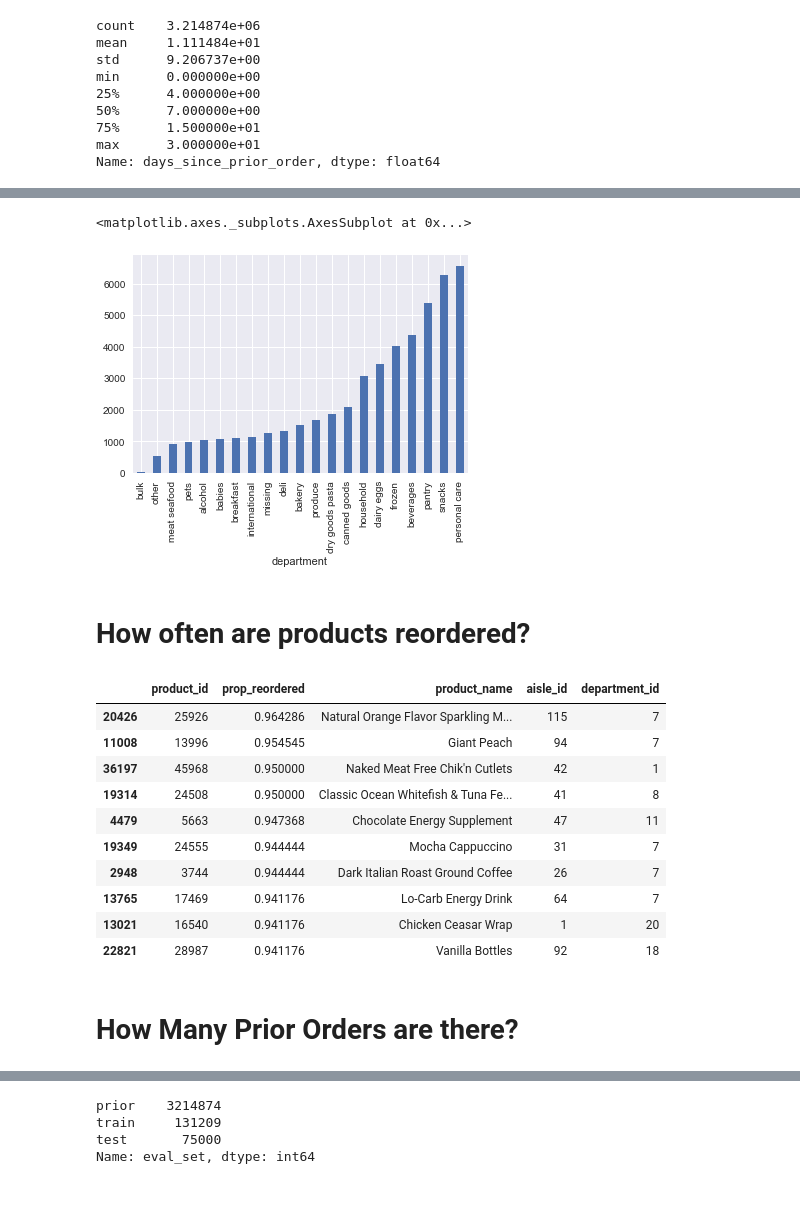
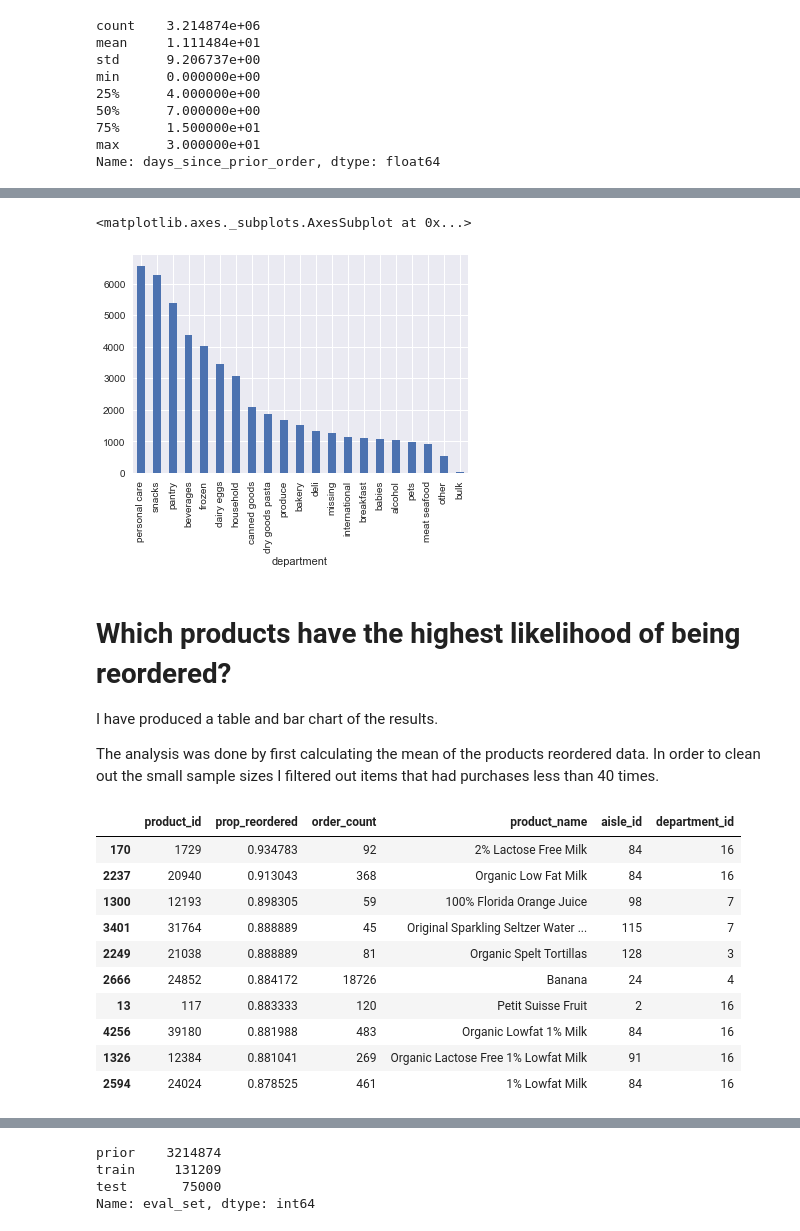
Before and after one commit to andrewcmilne/capstone1_instaCart, a Jupyter notebook: instaCart2.ipynb, the cells around one changed output, grey strips where cells are left out. Saved outputs shown, nothing was run; the diff lists cells and outputs as text; code cells hidden in the pictures; blank space fills up the shorter version.

```diff
--- a/instaCart2.ipynb
+++ b/instaCart2.ipynb
@@ -157,26 +193,33 @@ The most commonly ordered product is the BANANA
 # %%
-ProductVolume= dfShelves.groupby(['department']).size().sort_values()
+ProductVolume= dfShelves.groupby(['department']).size().sort_values(ascending=False)
 ProductVolume.plot(kind='bar')
 # %% [output]
 <matplotlib.axes._subplots.AxesSubplot at 0x...>
-[figure, old version]
+[figure, new version]
-# %% [markdown]
-# How often are products reordered?
+# %% [markdown]
+# Which products have the highest likelihood of being reordered?
+
+I have produced a table and bar chart of the results.
+
+The analysis was done by first calculating the mean of the products reordered data.  In order to clean out the small sample sizes I filtered out items that had purchases less than 40 times.
 # %%
 c=dfOrdersTrain.groupby(['product_id'],as_index=False)['reordered'].agg('mean')
 c.rename(columns={'product_id':'product_id','reordered':'prop_reordered'},inplace=True)
-
-d=c.merge(dfProd,on='product_id')
-d[d['prop_reordered']!=1].sort_values(by='prop_reordered',ascending=False).head(10)
+my_list=dfOrdersTrain.groupby(['product_id'],as_index=False)['order_id'].count()
+my_list.rename(columns={'product_id':'product_id','order_id':'order_count'},inplace=True)
+d=c.merge(my_list,on='product_id')
+r=d[(d['prop_reordered']!=1) & (d['order_count']>40)]
+r=r.merge(dfProd,on='product_id')
+r.sort_values(by='prop_reordered',ascending=False).head(10)
 # %% [output]
-|  | product_id | prop_reordered | product_name | aisle_id | department_id |
-| 20426 | 25926 | 0.964286 | Natural Orange Flavor Sparkling M... | 115 | 7 |
-| 11008 | 13996 | 0.954545 | Giant Peach | 94 | 7 |
-| 36197 | 45968 | 0.950000 | Naked Meat Free Chik'n Cutlets | 42 | 1 |
-| 19314 | 24508 | 0.950000 | Classic Ocean Whitefish & Tuna Fe... | 41 | 8 |
-| 4479 | 5663 | 0.947368 | Chocolate Energy Supplement | 47 | 11 |
-| 19349 | 24555 | 0.944444 | Mocha Cappuccino | 31 | 7 |
-| 2948 | 3744 | 0.944444 | Dark Italian Roast Ground Coffee | 26 | 7 |
-| 13765 | 17469 | 0.941176 | Lo-Carb Energy Drink | 64 | 7 |
-| 13021 | 16540 | 0.941176 | Chicken Ceasar Wrap | 1 | 20 |
-| 22821 | 28987 | 0.941176 | Vanilla Bottles | 92 | 18 |
+|  | product_id | prop_reordered | order_count | product_name | aisle_id | department_id |
+| 170 | 1729 | 0.934783 | 92 | 2% Lactose Free Milk | 84 | 16 |
+| 2237 | 20940 | 0.913043 | 368 | Organic Low Fat Milk | 84 | 16 |
+| 1300 | 12193 | 0.898305 | 59 | 100% Florida Orange Juice | 98 | 7 |
+| 3401 | 31764 | 0.888889 | 45 | Original Sparkling Seltzer Water ... | 115 | 7 |
+| 2249 | 21038 | 0.888889 | 81 | Organic Spelt Tortillas | 128 | 3 |
+| 2666 | 24852 | 0.884172 | 18726 | Banana | 24 | 4 |
+| 13 | 117 | 0.883333 | 120 | Petit Suisse Fruit | 2 | 16 |
+| 4256 | 39180 | 0.881988 | 483 | Organic Lowfat 1% Milk | 84 | 16 |
+| 1326 | 12384 | 0.881041 | 269 | Organic Lactose Free 1% Lowfat Milk | 91 | 16 |
+| 2594 | 24024 | 0.878525 | 461 | 1% Lowfat Milk | 84 | 16 |
@@ -185,2 +225,0 @@ d[d['prop_reordered']!=1].sort_values(by='prop_reordered',ascending=False).head(
-# %% [markdown]
-# How Many Prior Orders are there?
```
Also changed, not shown: parts of 34 cells of this notebook.
